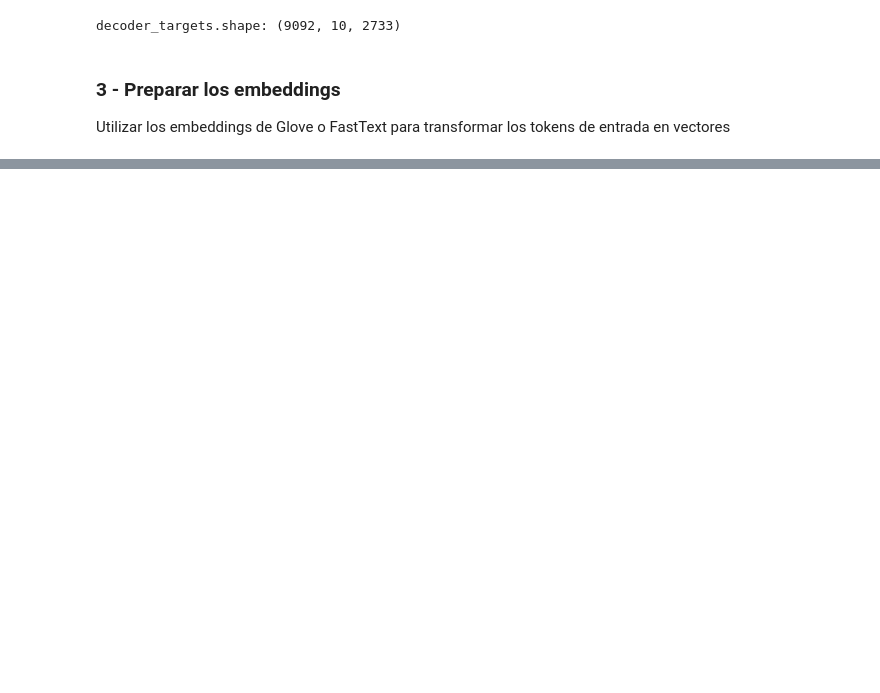
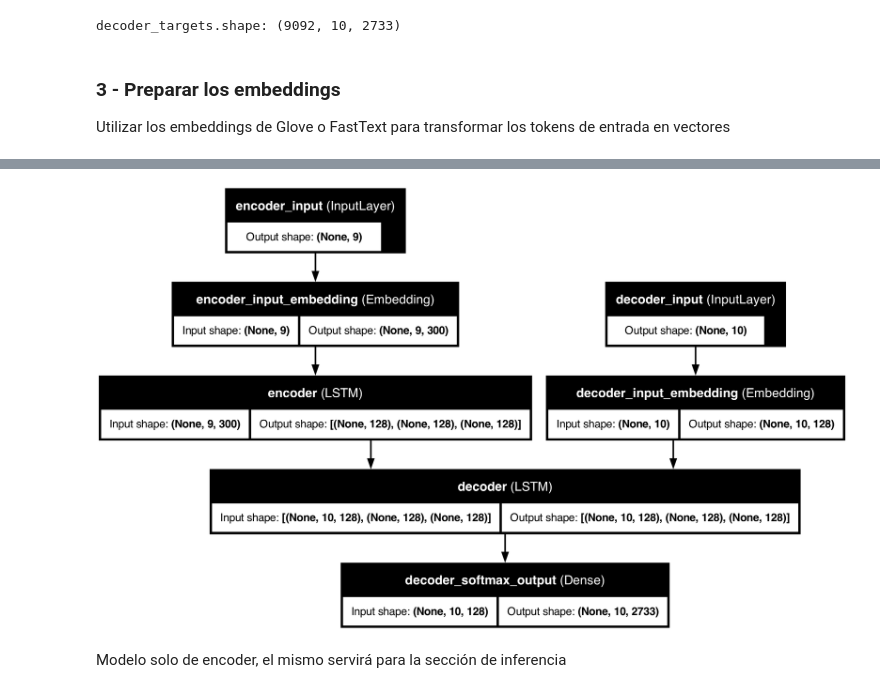
Before and after one commit to christiantpg/NLP_course, a Jupyter notebook: desafio_4.ipynb, the cells around one changed output, grey strips where cells are left out. Drawn from its saved outputs; the diff is of its cells as text; code cells hidden in the pictures; blank space fills up the shorter version.

```diff
--- a/desafio_4.ipynb
+++ b/desafio_4.ipynb
@@ -175,0 +270,17 @@ Utilizar los embeddings de Glove o FastText para transformar los tokens de entra
+# %%
+model_embeddings = FasttextEmbeddings()
+# %%
+from numpy import zeros
+
+words_not_found = []
+num_words = min(MAX_VOCAB_SIZE, len(word2idx_inputs) + 1)
+embedding_matrix = zeros((num_words, model_embeddings.N_FEATURES))
+for word, index in word2idx_inputs.items():
+    embedding_vector = model_embeddings.get_words_embeddings(word)[0]
+    if embedding_vector is not None:
+        embedding_matrix[index] = embedding_vector
+    else:
+        words_not_found.append(word)
+
+print('Cantidad de palabras no procesadas:', len(words_not_found))
+print(f'\nembeddings maxtrix shape: {embedding_matrix.shape}')
@@ -175,0 +296,24 @@ Utilizar los embeddings de Glove o FastText para transformar los tokens de entra
+# %%
+n_units = 128
+
+encoder_inputs = Input(shape=(max_input_len,), name='encoder_input')
+encoder_embedding_layer = Embedding(input_dim=num_words, output_dim=model_embeddings.N_FEATURES, weights=[embedding_matrix], trainable=False, name='encoder_input_embedding')
+encoder_inputs_x = encoder_embedding_layer(encoder_inputs)
+encoder = LSTM(n_units, return_state=True, name='encoder', dropout=0.2)
+encoder_outputs, state_h, state_c = encoder(encoder_inputs_x)
+encoder_states = [state_h, state_c]
+
+decoder_inputs = Input(shape=(max_out_len,), name='decoder_input')
+decoder_embedding_layer = Embedding(input_dim=num_words_output, output_dim=n_units, name='decoder_input_embedding')
+decoder_inputs_x = decoder_embedding_layer(decoder_inputs)
+
+decoder_lstm = LSTM(n_units, return_sequences=True, return_state=True, name='decoder', dropout=0.2, recurrent_dropout=0.2)
+decoder_outputs, _, _ = decoder_lstm(decoder_inputs_x, initial_state=encoder_states)
+
+# Dense
+decoder_dense = Dense(num_words_output, activation='softmax', name='decoder_softmax_output')
+decoder_outputs = decoder_dense(decoder_outputs)
+
+model = Model([encoder_inputs, decoder_inputs], decoder_outputs, name='trainable_model')
+model.compile(loss='categorical_crossentropy', optimizer="Adam", metrics=['accuracy'])
+model.summary()
@@ -175,0 +342,6 @@ Utilizar los embeddings de Glove o FastText para transformar los tokens de entra
+# %%
+plot_model(model, to_file='img/model_plot.png', show_shapes=True, show_layer_names=True)
+# %% [output]
+[figure, added]
+# %% [markdown]
+Modelo solo de encoder, el mismo servirá para la sección de inferencia
```
Also changed, not shown: parts of 17 cells of this notebook.
